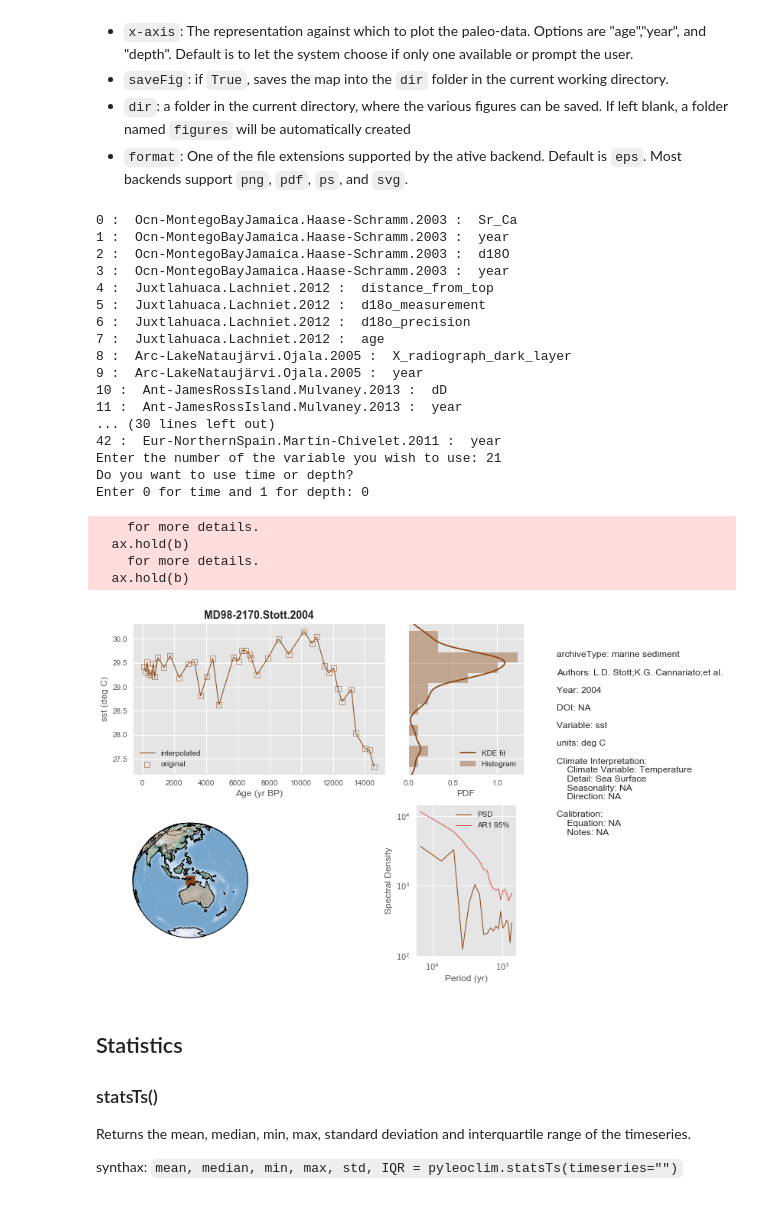
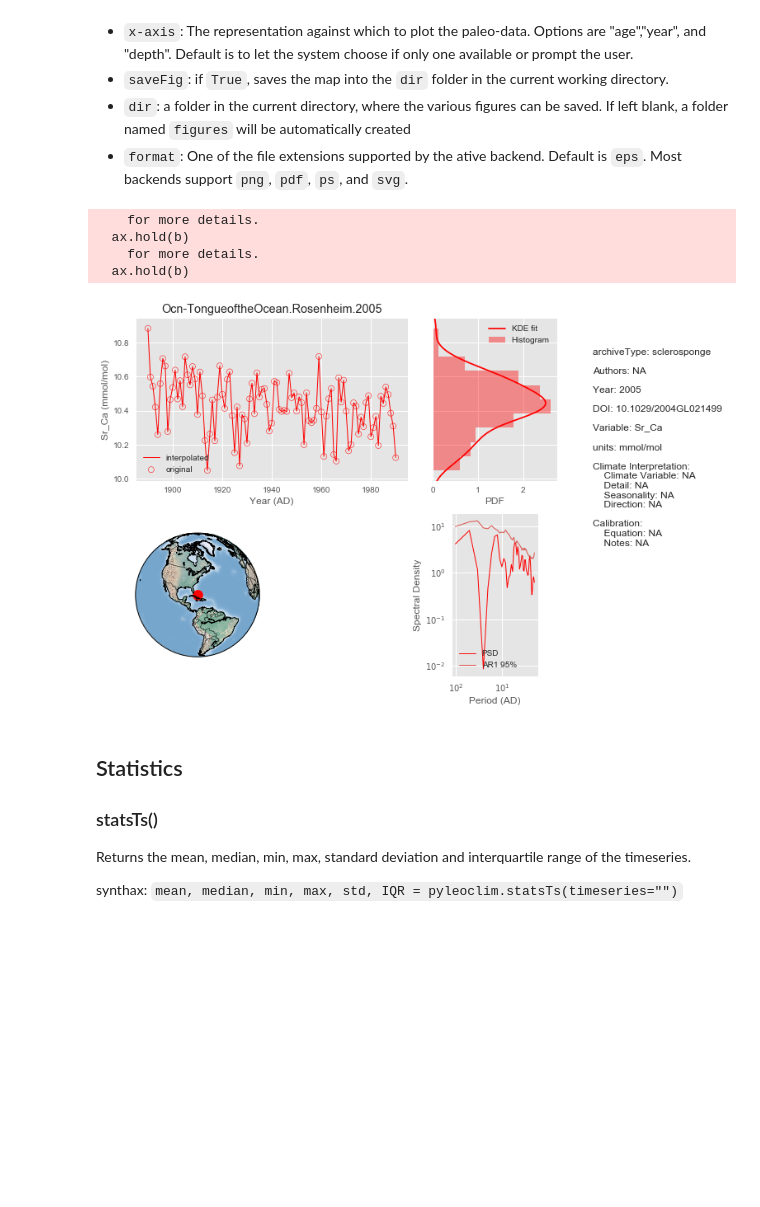
Before and after one commit to LinkedEarth/Pyleoclim_util, a Jupyter notebook: Example/PyleoclimQuickstart.ipynb, the cells around one changed output. Drawn from its saved outputs; the diff is of its cells as text; code cells hidden in the pictures; blank space fills up the shorter version.

```diff
--- a/Example/PyleoclimQuickstart.ipynb
+++ b/Example/PyleoclimQuickstart.ipynb
@@ -39,7 +40,7 @@ If you forget this step, you'll be prompted when first using any of the pyleocli
 <p> If the list of timeseries is specified, the path ***needs*** to be specified as well</p>
 </div>
 # %%
-lipds = pyleo.readLipd("/Users/deborahkhider/Documents/Python/Pyleoclim_util/Example")
+lipds = pyleo.openLipd("/Users/deborahkhider/Documents/Python/Pyleoclim_util/Example")
 # %% [output]
 Disclaimer: LiPD files may be updated and modified to adhere to standards
 
@@ -59,6 +60,6 @@ put_tsids: level 2: Exception: columns, 'list' object has no attribute 'items'
 Error: Missing filename for: chron.chron0.measurement.chron0measurement0, cannot load this file
 Finished read: 15 records
 # %%
-ts_list = pyleo.extractTs(lipds)
+ts_list = pyleo.fetchTs(lipds)
 # %% [output]
 extracting paleoData...
@@ -298,30 +265,13 @@ Synthax: `fig = pyleoclim.SummaryTs(timeseries = "", x_axis="", saveFig = False,
 * `format`: One of the file extensions supported by the ative backend. Default is `eps`. Most backends support `png`, `pdf`, `ps`, and `svg`.
 # %%
 %matplotlib inline
-fid = pyleo.summaryTs()
+fid = pyleo.summaryTs(timeseries = ts_list[18])
 # %% [output]
-0 :  Ocn-MontegoBayJamaica.Haase-Schramm.2003 :  Sr_Ca
-1 :  Ocn-MontegoBayJamaica.Haase-Schramm.2003 :  year
-2 :  Ocn-MontegoBayJamaica.Haase-Schramm.2003 :  d18O
-3 :  Ocn-MontegoBayJamaica.Haase-Schramm.2003 :  year
-4 :  Juxtlahuaca.Lachniet.2012 :  distance_from_top
-5 :  Juxtlahuaca.Lachniet.2012 :  d18o_measurement
-6 :  Juxtlahuaca.Lachniet.2012 :  d18o_precision
-7 :  Juxtlahuaca.Lachniet.2012 :  age
-8 :  Arc-LakeNataujärvi.Ojala.2005 :  X_radiograph_dark_layer
-9 :  Arc-LakeNataujärvi.Ojala.2005 :  year
-10 :  Ant-JamesRossIsland.Mulvaney.2013 :  dD
-11 :  Ant-JamesRossIsland.Mulvaney.2013 :  year
-... (30 lines left out)
-42 :  Eur-NorthernSpain.Martín-Chivelet.2011 :  year
-Enter the number of the variable you wish to use: 21
-Do you want to use time or depth?
-Enter 0 for time and 1 for depth: 0
+    for more details.
+  ax.hold(b)
+    for more details.
+  ax.hold(b)
-    for more details.
-  ax.hold(b)
-    for more details.
-  ax.hold(b)
-[figure, old version]
+[figure, new version]
 # %% [markdown]
 ## <a id="basic"> Statistics </a>
 
```
Also changed, not shown: parts of 23 cells of this notebook.
